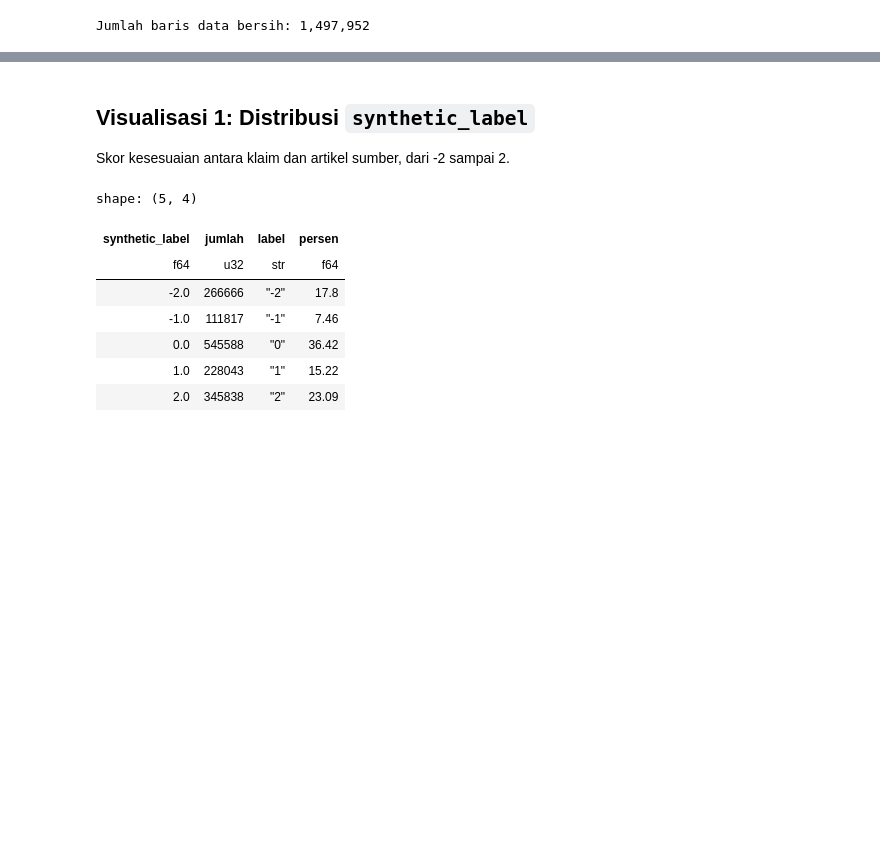
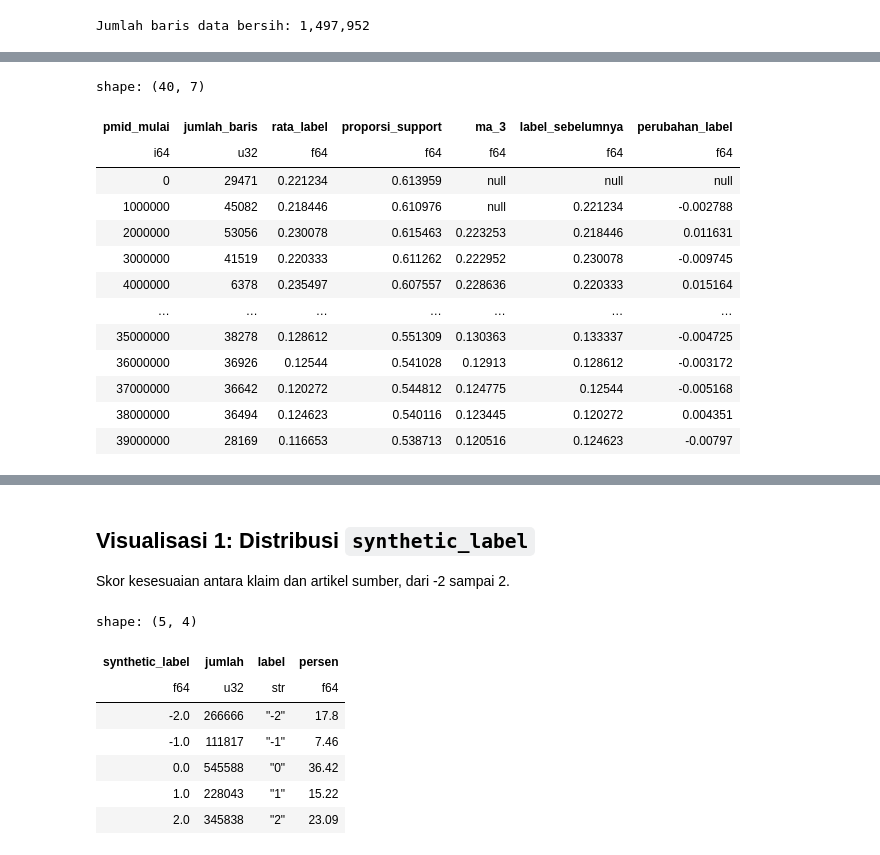
Before and after one commit to dikameo/tugas1-abd-2026, a Jupyter notebook: notebooks/03_eda_and_insights.ipynb, the cells around one changed output, grey strips where cells are left out. Saved outputs shown, nothing was run; the diff lists cells and outputs as text; code cells hidden in the pictures; blank space fills up the shorter version.

```diff
--- a/notebooks/03_eda_and_insights.ipynb
+++ b/notebooks/03_eda_and_insights.ipynb
@@ -32,0 +60,41 @@ Jumlah baris data bersih: 1,497,952
+# %%
+pmid_ts = (
+    lf.select(
+        pl.col('claim_pmid').cast(pl.Int64).alias('pmid'),
+        pl.col('synthetic_label').alias('label'),
+        (pl.col('claim_potential') == 'support').cast(pl.Float64).alias('is_support'),
+    )
+    .sort('pmid')
+    .collect(engine='streaming')
+)
+
+tren_pmid = (
+    pmid_ts.group_by_dynamic('pmid', every='1000000i', closed='left')
+    .agg(
+        pl.len().alias('jumlah_baris'),
+        pl.col('label').mean().alias('rata_label'),
+        pl.col('is_support').mean().alias('proporsi_support'),
+    )
+    .with_columns(
+        pl.col('rata_label').rolling_mean(window_size=3).alias('ma_3'),
+        pl.col('rata_label').shift(1).alias('label_sebelumnya'),
+    )
+    .with_columns((pl.col('rata_label') - pl.col('label_sebelumnya')).alias('perubahan_label'))
+    .rename({'pmid': 'pmid_mulai'})
+)
+tren_pmid
+# %% [output]
+shape: (40, 7)
+| pmid_mulai | jumlah_baris | rata_label | proporsi_support | ma_3 | label_sebelumnya | perubahan_label |
+| i64 | u32 | f64 | f64 | f64 | f64 | f64 |
+| 0 | 29471 | 0.221234 | 0.613959 | null | null | null |
+| 1000000 | 45082 | 0.218446 | 0.610976 | null | 0.221234 | -0.002788 |
+| 2000000 | 53056 | 0.230078 | 0.615463 | 0.223253 | 0.218446 | 0.011631 |
+| 3000000 | 41519 | 0.220333 | 0.611262 | 0.222952 | 0.230078 | -0.009745 |
+| 4000000 | 6378 | 0.235497 | 0.607557 | 0.228636 | 0.220333 | 0.015164 |
+| … | … | … | … | … | … | … |
+| 35000000 | 38278 | 0.128612 | 0.551309 | 0.130363 | 0.133337 | -0.004725 |
+| 36000000 | 36926 | 0.12544 | 0.541028 | 0.12913 | 0.128612 | -0.003172 |
+| 37000000 | 36642 | 0.120272 | 0.544812 | 0.124775 | 0.12544 | -0.005168 |
+| 38000000 | 36494 | 0.124623 | 0.540116 | 0.123445 | 0.120272 | 0.004351 |
+| 39000000 | 28169 | 0.116653 | 0.538713 | 0.120516 | 0.124623 | -0.00797 |
```
Also changed, not shown: parts of 16 cells of this notebook, 5 other files.
